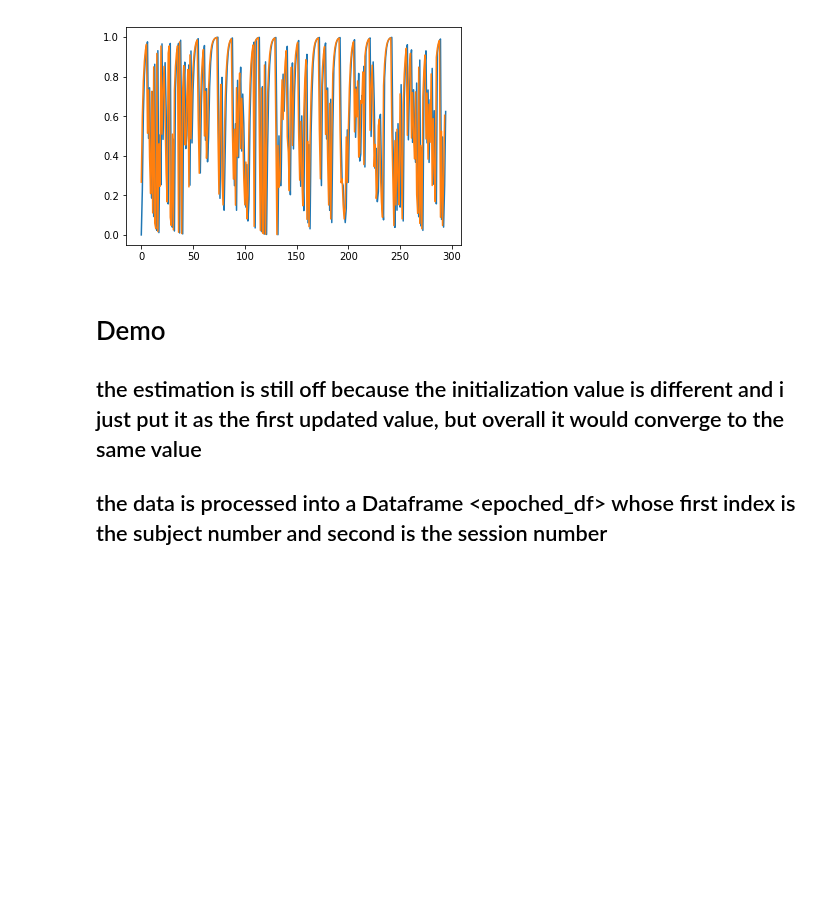
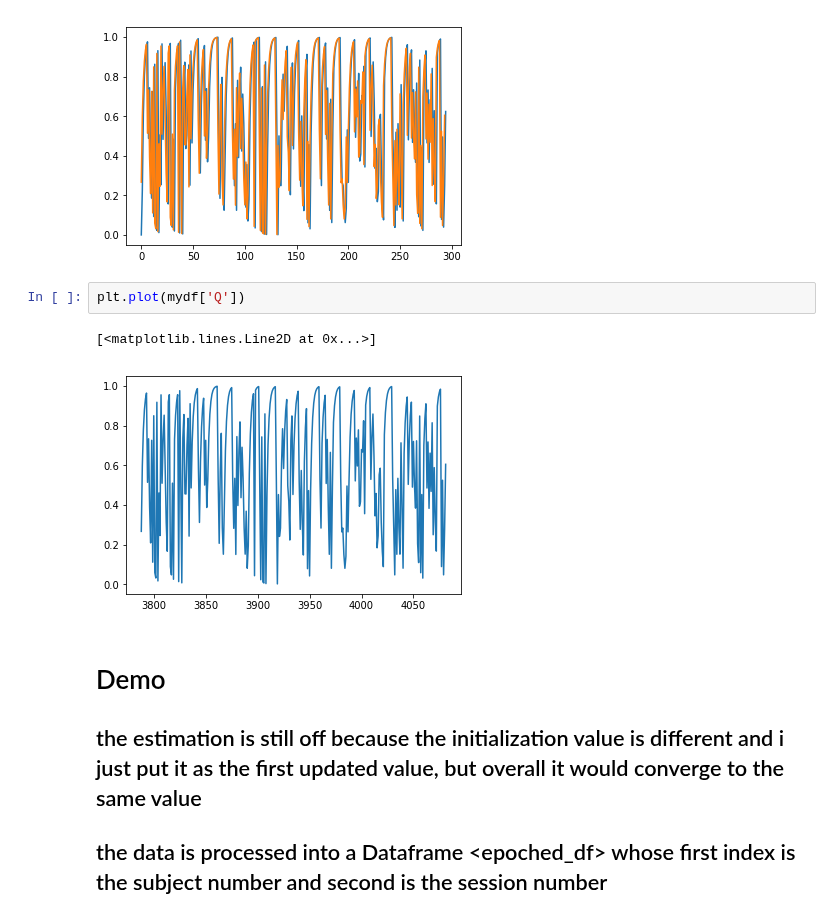
Before and after one commit to Maylibooyah69/RewardReversalPorject, a Jupyter notebook: Data_processing.ipynb, the cells around one changed output. Cells and saved outputs as stored; diff of their text form; blank space fills up the shorter version.

```diff
--- a/Data_processing.ipynb
+++ b/Data_processing.ipynb
@@ -160,6 +160,11 @@ plt.plot(range(len(mydf)),mydf['Q'])
 # %% [output]
 [<matplotlib.lines.Line2D at 0x...>]
 [figure]
+# %%
+plt.plot(mydf['Q'])
+# %% [output]
+[<matplotlib.lines.Line2D at 0x...>]
+[figure, added]
 # %% [markdown]
 # Demo
 ## the estimation is still off because the initialization value is different and i just put it as the first updated value, but overall it would converge to the same value
```
Also changed, not shown: parts of 7 cells of this notebook, 3 other files.
